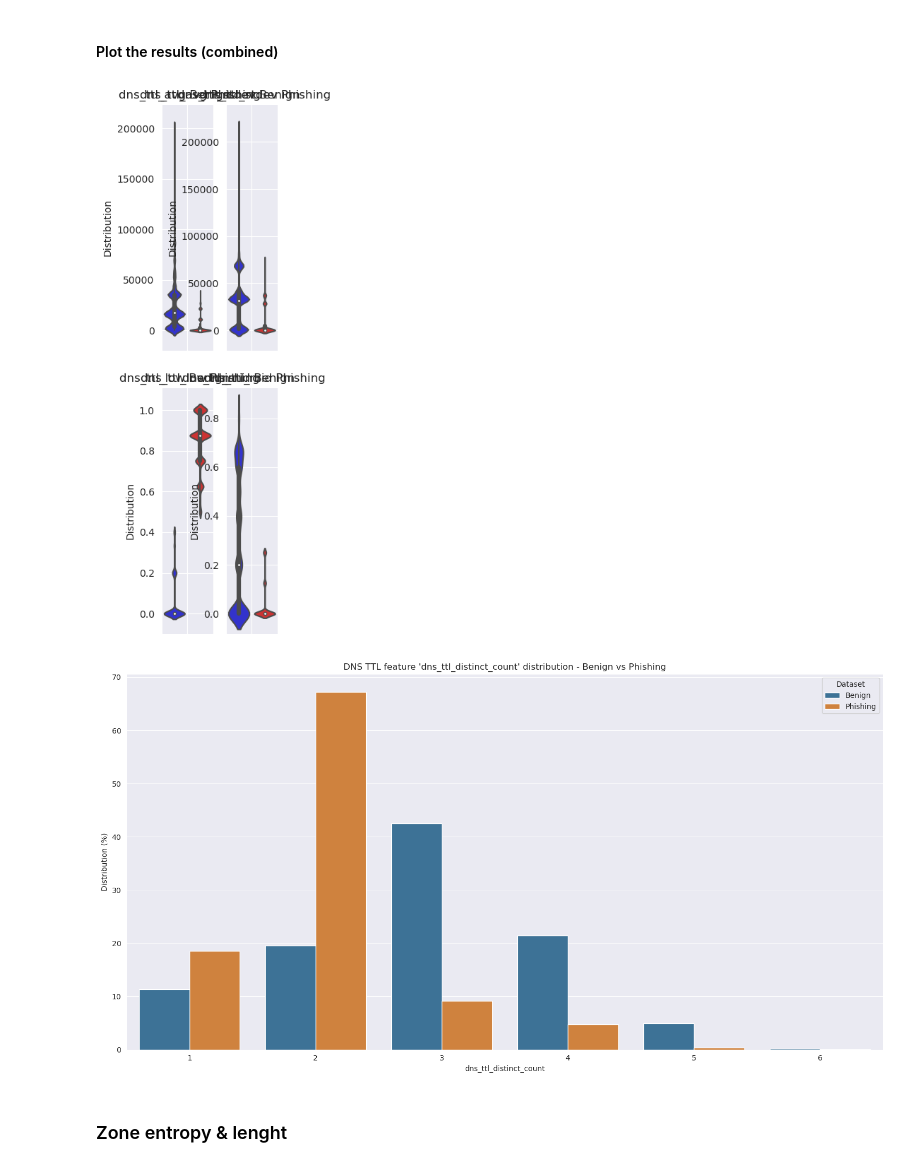
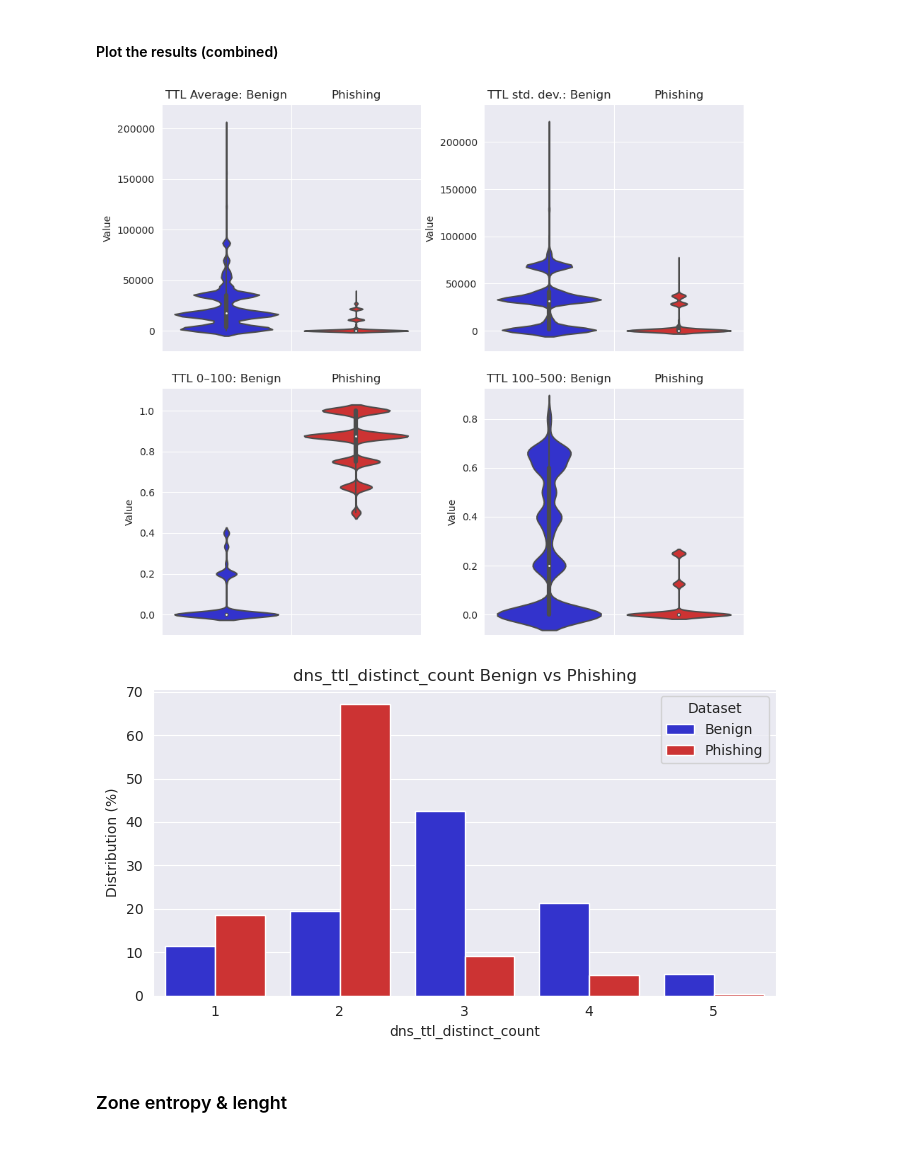
Before and after one commit to WitchoutName/pp-research-tools, a Jupyter notebook: MongoAnalysis.ipynb, the cells around one changed output. Cells and saved outputs as stored; diff of their text form; code cells hidden in the pictures.

```diff
--- a/MongoAnalysis.ipynb
+++ b/MongoAnalysis.ipynb
@@ -1032,7 +1032,7 @@ plot_ttls(misp_ttls, "r", "Phishing")
 #### Plot the results (combined)
 # %%
 # Specify the features you want to plot
-features_to_plot = ["dns_ttl_avg", "dns_ttl_stdev", "dns_ttl_low", "dns_ttl_mid"]
+features_to_plot = [("dns_ttl_avg", "TTL Average"), ("dns_ttl_stdev", "TTL std. dev."), ("dns_ttl_low", "TTL 0–100"), ("dns_ttl_mid", "TTL 100–500")]
 
 # Determine the number of rows needed for the subplots
 num_rows = int(np.ceil(len(features_to_plot) / 2))
@@ -1041,7 +1041,7 @@ num_rows = int(np.ceil(len(features_to_plot) / 2))
 fig, axes = plt.subplots(nrows=num_rows, ncols=4, figsize=(10, num_rows * 4))
 
 def plot_ttls(df, color, df_name):
-    for i, feature in enumerate(features_to_plot):
+    for i, (feature, title) in enumerate(features_to_plot):
         row = i // 2
         col = (i % 2) * 2 + (0 if df_name == "Benign" else 1)
 
@@ -1049,8 +1049,9 @@ def plot_ttls(df, color, df_name):
         data = data[(np.abs(zscore(data)) < 2)]
 
         sns.violinplot(y=data, ax=axes[row, col], color=color, saturation=0.6)
-        axes[row, col].set_ylabel(None if col % 2 == 1 else "Distribution")
-        axes[row, col].set_title(f"{feature} {df_name}")
+        axes[row, col].set_ylabel(None if col % 2 == 1 else "Value")
+        plot_title = "Phishing" if df_name == "Phishing" else f"{title}: Benign"
+        axes[row, col].set_title(plot_title)
 
 # Plot the features for each dataset
 plot_ttls(benign_ttls, "b", "Benign")
@@ -1060,7 +1061,7 @@ plot_ttls(misp_ttls, "r", "Phishing")
 for i in range(len(features_to_plot)):
     row = i // 2
     col = (i % 2) * 2
-    feature = features_to_plot[i]
+    feature = features_to_plot[i][0]
 
     # Combine the data for both datasets for the current feature
     combined_data = np.concatenate([
@@ -1074,34 +1075,34 @@ for i in range(len(features_to_plot)):
     max_limit = max_limit + 0.1 * (max_limit - min_limit)
     axes[row, col].set_ylim(min_limit, max_limit)
     axes[row, col + 1].set_ylim(min_limit, max_limit)
 
     axes[row, col + 1].set_yticklabels([])
     #axes[row, col + 1].set_yticks([])
 
 # Adjust layout and show the plot
 plt.tight_layout()
 plt.subplots_adjust(wspace=0.12, hspace=0.15)
 # Adjust the spacing between the subplots
 for i in range(len(features_to_plot)):
     row = i // 2
     col = (i % 2) * 2
 
     # Adjust the position of the benign dataset plot
     pos1 = axes[row, col].get_position() # get the original position
     pos1_new = [pos1.x0, pos1.y0, pos1.width * 0.9, pos1.height]
     axes[row, col].set_position(pos1_new) # set a new position
 
     # Adjust the position of the phishing dataset plot
     pos2 = axes[row, col + 1].get_position() # get the original position
     pos2_new = [pos1.x0 + pos1.width * 0.9, pos2.y0, pos2.width * 0.9, pos2.height]
     axes[row, col + 1].set_position(pos2_new) # set a new position
 
 title = f"DNS TTL features distribution - combined"
 plt.savefig(f"{image_path}/{title}.png")
 plt.savefig(f"{image_path}/{title}.pdf", format="pdf")
 plt.show()
 # %% [output]
-[figure, old version]
+[figure, new version]
 # %%
 def plot_ttls(benign_df, misp_df, feature):
     # Prepare the data
@@ -1113,18 +1114,21 @@ def plot_ttls(benign_df, misp_df, feature):
     misp_data = misp_data.reset_index()
     misp_data["Dataset"] = "Phishing"
 
+    misp_data.drop(misp_data.tail(1).index,inplace=True) # drop last n rows
+    benign_data.drop(benign_data.tail(1).index,inplace=True) # drop last n rows
+
     # Combine both datasets
     combined_data = pd.concat([benign_data, misp_data])
 
     # Create the plot
-    fig, ax = plt.subplots(figsize=(15, 8))
-    sns.barplot(x=feature, y="proportion", hue="Dataset", data=combined_data, ax=ax, saturation=0.6)
+    fig, ax = plt.subplots(figsize=(7, 4))
+    sns.barplot(x=feature, y="proportion", hue="Dataset", data=combined_data, ax=ax, saturation=0.6, palette=["b","r"])
 
     ax.set_ylabel("Distribution (%)")
     ax.set_xlabel(feature)
 
     # Adjust the layout
-    plt.title(f"DNS TTL feature '{feature}' distribution - Benign vs Phishing")
+    plt.title(f"{feature} Benign vs Phishing")
     plt.tight_layout()
 
 
@@ -1139,7 +1143,7 @@ def plot_ttls(benign_df, misp_df, feature):
 # Call the function with your dataframes and the feature
 plot_ttls(benign_ttls, misp_ttls, "dns_ttl_distinct_count")
 # %% [output]
-[figure, old version]
+[figure, new version]
 # %% [markdown]
 ### Zone entropy & lenght
 # %% [markdown]
```
Also changed, not shown: parts of 1 cell of this notebook.
